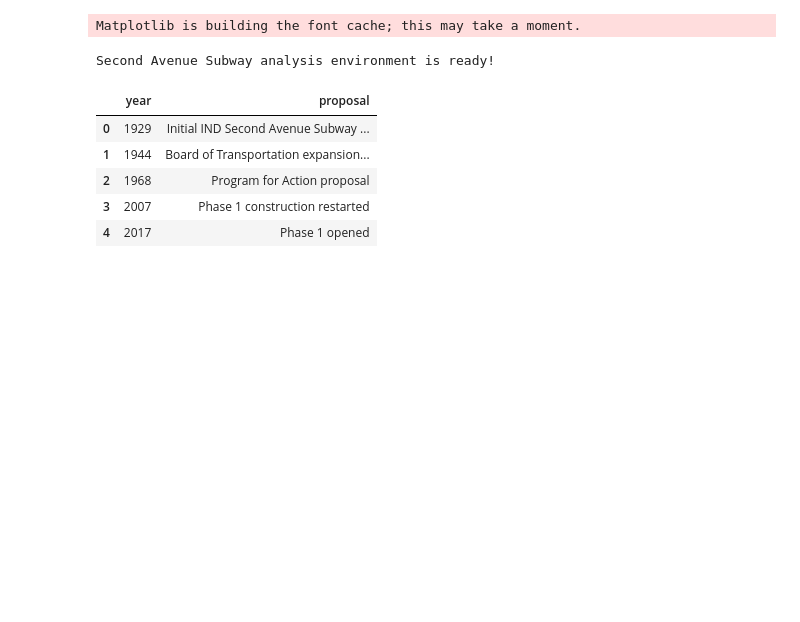
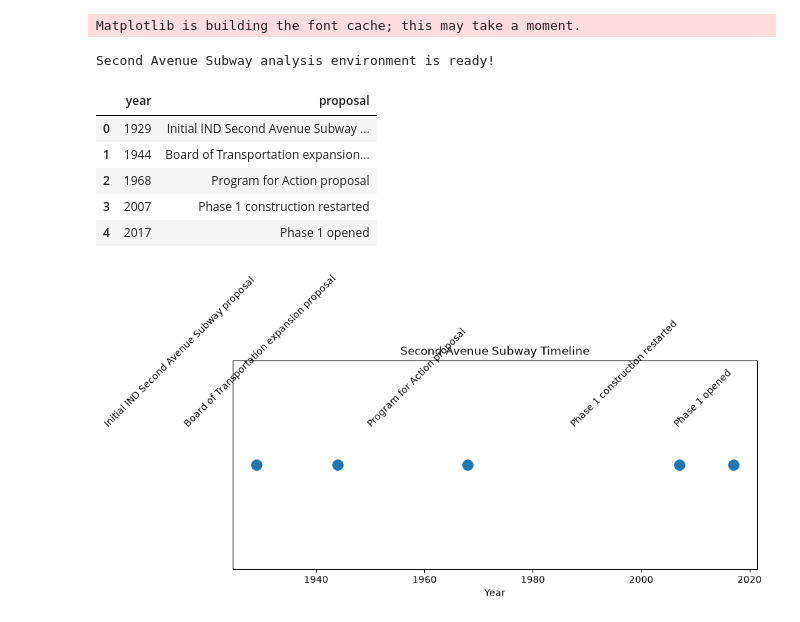
Before and after one commit to adrianrodri9/second-avenue-subway-analysis, a Jupyter notebook: notebooks/second_avenue_subway_analysis.ipynb, the cells around one changed output. Saved outputs shown, nothing was run; the diff lists cells and outputs as text; code cells hidden in the pictures; blank space fills up the shorter version.

Commit message:
Add timeline visualization
Add initial notebook and export first timeline chart.

```diff
--- a/notebooks/second_avenue_subway_analysis.ipynb
+++ b/notebooks/second_avenue_subway_analysis.ipynb
@@ -26,3 +26,28 @@ proposals
 | 2 | 1968 | Program for Action proposal |
 | 3 | 2007 | Phase 1 construction restarted |
 | 4 | 2017 | Phase 1 opened |
+# %%
+import matplotlib.pyplot as plt
+
+plt.figure(figsize=(10,4))
+
+plt.scatter(proposals["year"], [1]*len(proposals), s=120)
+
+for i, row in proposals.iterrows():
+    plt.text(
+        row["year"],
+        1.02,
+        row["proposal"],
+        rotation=45,
+        ha="right"
+    )
+
+plt.yticks([])
+plt.xlabel("Year")
+plt.title("Second Avenue Subway Timeline")
+
+plt.savefig("../visuals/second_avenue_subway_timeline.png", bbox_inches="tight", dpi=300)
+
+plt.show()
+# %% [output]
+[figure, added]
```
Also changed, not shown: 1 other file.
